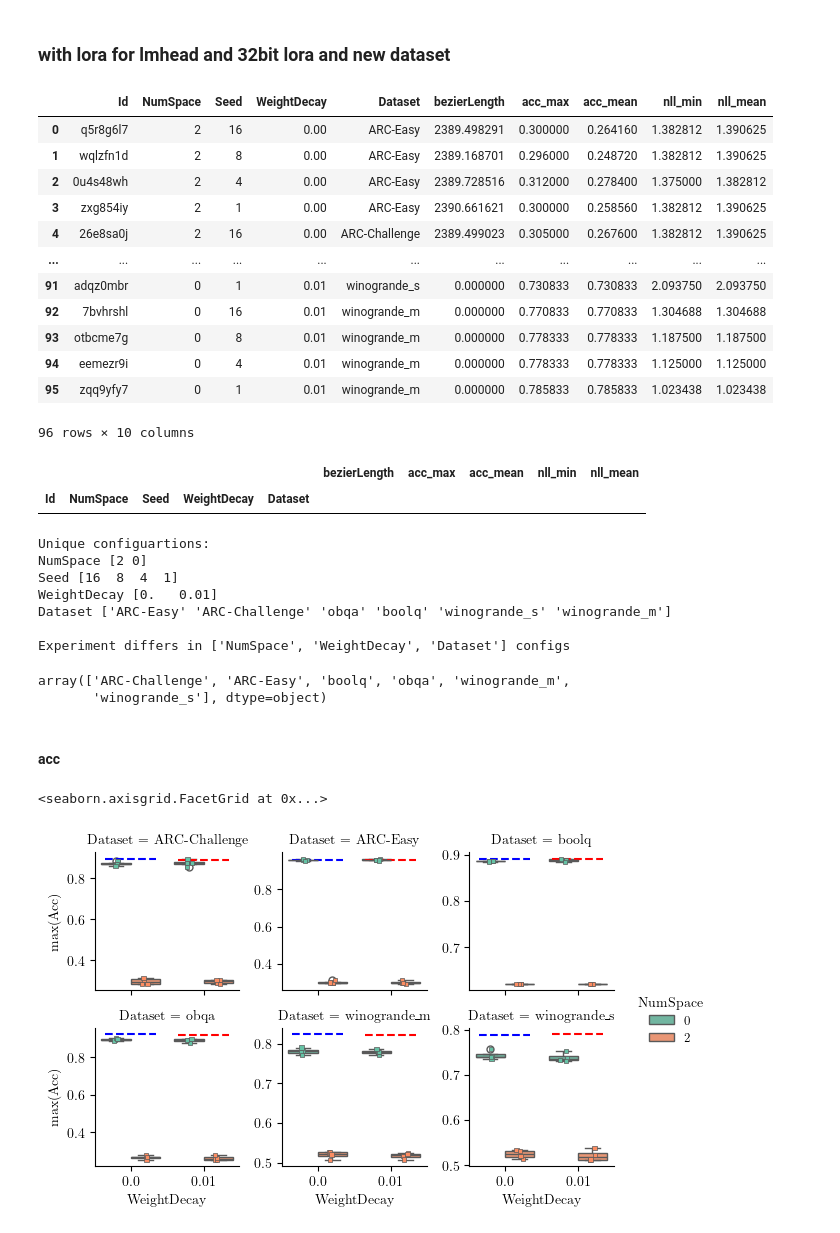
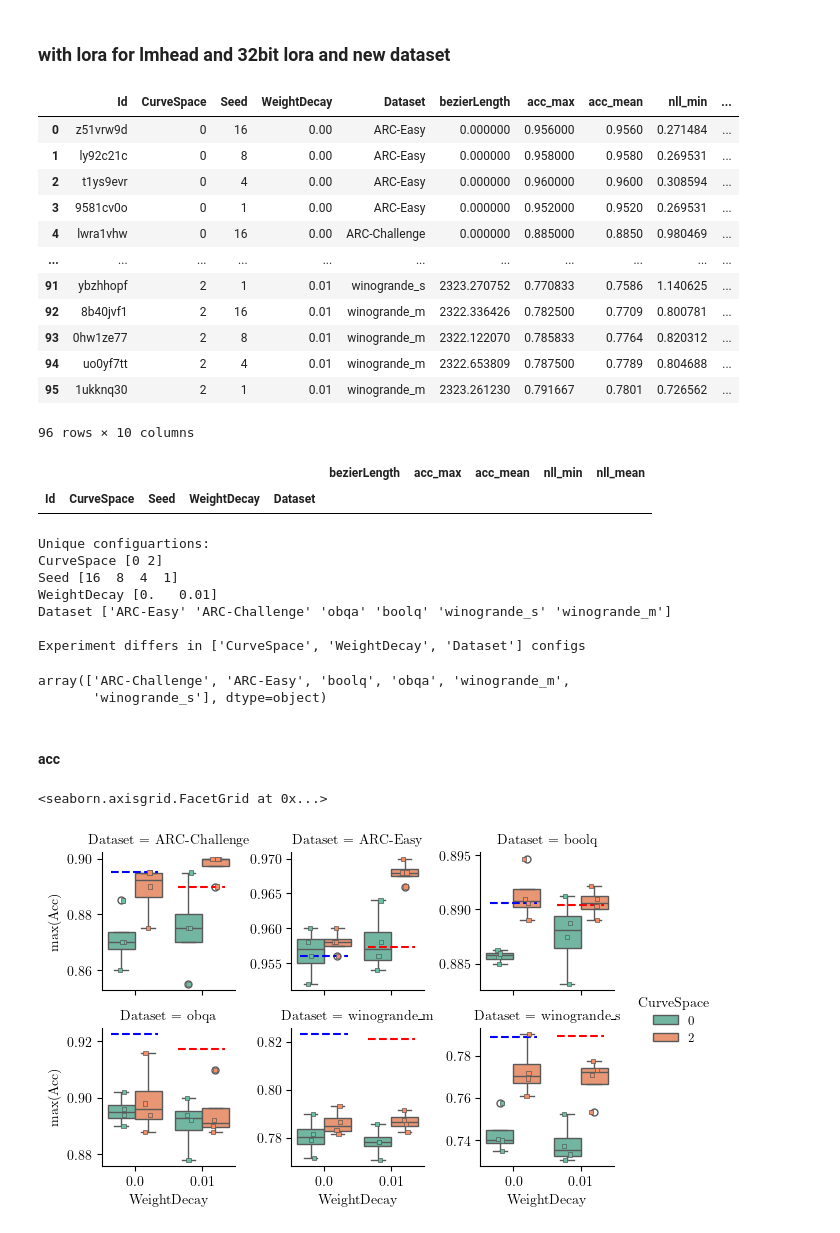
Before and after one commit to doldd/Time_Transformer, a Jupyter notebook: analyse_qwen_results.ipynb, the cells around one changed output. Saved outputs shown, nothing was run; the diff lists cells and outputs as text; code cells hidden in the pictures.

```diff
--- a/analyse_qwen_results.ipynb
+++ b/analyse_qwen_results.ipynb
@@ -67,7 +67,7 @@ for s in ["yqlk3puv",]:
         t_run.set_postfix_str(run.name)
         # print(run.name)
         res = dict(Id=run.id,
-                    NumSpace=run.config['curve_params']['k'],
+                    CurveSpace=run.config['curve_params']['k'],
                     Seed=run.config['rng_seed'],
                     WeightDecay=run.config['curve_params']['optimizer_conf']['kwargs']['weight_decay'],
                     Dataset="_".join(run.config['dataset_path'].split('/')[-1].split('.')[0].split('_')[:-1]),
@@ -146,7 +146,7 @@ ref_acc = {
 #### acc
 # %%
 
-g = sns.catplot(data=df_clean, x='WeightDecay', y='acc_max', hue='NumSpace', kind='box', col='Dataset', sharey=False, col_wrap=3, palette='Set2', height=figsize[1], col_order=col_order)
+g = sns.catplot(data=df_clean, x='WeightDecay', y='acc_max', hue='CurveSpace', kind='box', col='Dataset', sharey=False, col_wrap=3, palette='Set2', height=figsize[1], col_order=col_order)
 for ax in g.axes.flat:
     ds = ax.get_title().split('=')[1].strip()
     # 3. Draw the stripplot onto the current axes (ax)
@@ -155,7 +155,7 @@ for ax in g.axes.flat:
         data=df_clean[df_clean['Dataset'] == ds],
         x='WeightDecay',
         y='acc_max',
-        hue='NumSpace',
+        hue='CurveSpace',
         ax=ax,  # <-- Tell the stripplot which axis to draw on
         palette='Set2',
         dodge=True, # <-- Aligns points with the dodged boxes
@@ -218,7 +218,7 @@ ref_nll = {
     'winogrande_m': {'MLE': 1.20, 'MAP': 1.27}
 }
 
-g = sns.catplot(data=df_clean, x='WeightDecay', y='nll_min', hue='NumSpace', kind='box', col='Dataset', sharey=False, col_wrap=3, palette='Set2', height=figsize[1], col_order=col_order)
+g = sns.catplot(data=df_clean, x='WeightDecay', y='nll_min', hue='CurveSpace', kind='box', col='Dataset', sharey=False, col_wrap=3, palette='Set2', height=figsize[1], col_order=col_order)
 for ax in g.axes.flat:
     ds = ax.get_title().split('=')[1].strip()
     # 3. Draw the stripplot onto the current axes (ax)
@@ -227,7 +227,7 @@ for ax in g.axes.flat:
         data=df_clean[df_clean['Dataset'] == ds],
         x='WeightDecay',
         y='nll_min',
-        hue='NumSpace',
+        hue='CurveSpace',
         ax=ax,  # <-- Tell the stripplot which axis to draw on
         palette='Set2',
         dodge=True, # <-- Aligns points with the dodged boxes
@@ -283,8 +283,30 @@ g.tight_layout()
 # %%
 api = wandb.Api()
 results = []
-# t_run = tqdm(api.sweep("ddold/subspace_bezier_length_dnn/taa7hglw").runs)
 for s in ["vj9z5em9",]: # with lora for lmhead and 32bit lora and new dataset
+    t_run = tqdm(api.sweep(f"ddold/qwen_PtoC/{s}").runs)
+    t_run.set_description(s)
+    for run in t_run:
+        if run.state != 'finished':
+            print(f"Skipping {run.name} because it is not finished")
+            continue
+        t_run.set_postfix_str(run.name)
+        # drop runs with k>0 because of error in those runs
+        if run.config['curve_params']['k'] == 0:
+            res = dict(Id=run.id,
+                        CurveSpace=run.config['curve_params']['k'],
+                        Seed=run.config['rng_seed'],
+                        WeightDecay=run.config['curve_params']['optimizer_conf']['kwargs']['weight_decay'],
+                        Dataset="_".join(run.config['dataset_path'].split('/')[-1].split('.')[0].split('_')[:-1]),
+                        bezierLength=run.summary.get('Curve length', 0),
+                        acc_max=run.summary['final_acc_max'],
+                        acc_mean=run.summary['final_acc_mean'],
+                        nll_min=run.summary['final_loss_min'],
+                        nll_mean=run.summary['final_loss_mean'],
+                )
+            results.append(res)
+
+for s in ["0lqp05qb",]: # with lora for lmhead and 32bit lora and new dataset and no bias learning
     t_run = tqdm(api.sweep(f"ddold/qwen_PtoC/{s}").runs)
     t_run.set_description(s)
     for run in t_run:
@@ -294,7 +316,7 @@ for s in ["vj9z5em9",]: # with lora for lmhead and 32bit lora and new dataset
         t_run.set_postfix_str(run.name)
         # print(run.name)
         res = dict(Id=run.id,
-                    NumSpace=run.config['curve_params']['k'],
+                    CurveSpace=run.config['curve_params']['k'],
                     Seed=run.config['rng_seed'],
                     WeightDecay=run.config['curve_params']['optimizer_conf']['kwargs']['weight_decay'],
                     Dataset="_".join(run.config['dataset_path'].split('/')[-1].split('.')[0].split('_')[:-1]),
@@ -306,21 +328,22 @@ for s in ["vj9z5em9",]: # with lora for lmhead and 32bit lora and new dataset
             )
         results.append(res)
 
+
 df = pd.DataFrame(results)
 df
 # %% [output]
-|  | Id | NumSpace | Seed | WeightDecay | Dataset | bezierLength | acc_max | acc_mean | nll_min | nll_mean |
-| 0 | q5r8g6l7 | 2 | 16 | 0.00 | ARC-Easy | 2389.498291 | 0.300000 | 0.264160 | 1.382812 | 1.390625 |
-| 1 | wqlzfn1d | 2 | 8 | 0.00 | ARC-Easy | 2389.168701 | 0.296000 | 0.248720 | 1.382812 | 1.390625 |
-| 2 | 0u4s48wh | 2 | 4 | 0.00 | ARC-Easy | 2389.728516 | 0.312000 | 0.278400 | 1.375000 | 1.382812 |
-| 3 | zxg854iy | 2 | 1 | 0.00 | ARC-Easy | 2390.661621 | 0.300000 | 0.258560 | 1.382812 | 1.390625 |
-| 4 | 26e8sa0j | 2 | 16 | 0.00 | ARC-Challenge | 2389.499023 | 0.305000 | 0.267600 | 1.382812 | 1.390625 |
+|  | Id | CurveSpace | Seed | WeightDecay | Dataset | bezierLength | acc_max | acc_mean | nll_min | ... |
+| 0 | z51vrw9d | 0 | 16 | 0.00 | ARC-Easy | 0.000000 | 0.956000 | 0.9560 | 0.271484 | ... |
+| 1 | ly92c21c | 0 | 8 | 0.00 | ARC-Easy | 0.000000 | 0.958000 | 0.9580 | 0.269531 | ... |
+| 2 | t1ys9evr | 0 | 4 | 0.00 | ARC-Easy | 0.000000 | 0.960000 | 0.9600 | 0.308594 | ... |
+| 3 | 9581cv0o | 0 | 1 | 0.00 | ARC-Easy | 0.000000 | 0.952000 | 0.9520 | 0.269531 | ... |
+| 4 | lwra1vhw | 0 | 16 | 0.00 | ARC-Challenge | 0.000000 | 0.885000 | 0.8850 | 0.980469 | ... |
 | ... | ... | ... | ... | ... | ... | ... | ... | ... | ... | ... |
-| 91 | adqz0mbr | 0 | 1 | 0.01 | winogrande_s | 0.000000 | 0.730833 | 0.730833 | 2.093750 | 2.093750 |
-| 92 | 7bvhrshl | 0 | 16 | 0.01 | winogrande_m | 0.000000 | 0.770833 | 0.770833 | 1.304688 | 1.304688 |
-| 93 | otbcme7g | 0 | 8 | 0.01 | winogrande_m | 0.000000 | 0.778333 | 0.778333 | 1.187500 | 1.187500 |
-| 94 | eemezr9i | 0 | 4 | 0.01 | winogrande_m | 0.000000 | 0.778333 | 0.778333 | 1.125000 | 1.125000 |
-| 95 | zqq9yfy7 | 0 | 1 | 0.01 | winogrande_m | 0.000000 | 0.785833 | 0.785833 | 1.023438 | 1.023438 |
+| 91 | ybzhhopf | 2 | 1 | 0.01 | winogrande_s | 2323.270752 | 0.770833 | 0.7586 | 1.140625 | ... |
+| 92 | 8b40jvf1 | 2 | 16 | 0.01 | winogrande_m | 2322.336426 | 0.782500 | 0.7709 | 0.800781 | ... |
+| 93 | 0hw1ze77 | 2 | 8 | 0.01 | winogrande_m | 2322.122070 | 0.785833 | 0.7764 | 0.820312 | ... |
+| 94 | uo0yf7tt | 2 | 4 | 0.01 | winogrande_m | 2322.653809 | 0.787500 | 0.7789 | 0.804688 | ... |
+| 95 | 1ukknq30 | 2 | 1 | 0.01 | winogrande_m | 2323.261230 | 0.791667 | 0.7801 | 0.726562 | ... |
 96 rows × 10 columns
 # %%
 # get all colum names that starts with capital letter
@@ -330,7 +353,7 @@ idx_config_with_nan = df.isnull().values.any(axis=1)
 df[idx_config_with_nan].set_index(cols)
 # %% [output]
 |  |  |  |  |  | bezierLength | acc_max | acc_mean | nll_min | nll_mean |
-| Id | NumSpace | Seed | WeightDecay | Dataset |  |  |  |  |  |
+| Id | CurveSpace | Seed | WeightDecay | Dataset |  |  |  |  |  |
 # %%
 df_clean = df[~idx_config_with_nan]
 idx_ids = [col for col in df.columns if col[0].isupper()]
@@ -349,12 +372,12 @@ col_order.sort()
 col_order
 # %% [output]
 Unique configuartions:
-NumSpace [2 0]
+CurveSpace [0 2]
 Seed [16  8  4  1]
 WeightDecay [0.   0.01]
 Dataset ['ARC-Easy' 'ARC-Challenge' 'obqa' 'boolq' 'winogrande_s' 'winogrande_m']
 
-Experiment differs in ['NumSpace', 'WeightDecay', 'Dataset'] configs
+Experiment differs in ['CurveSpace', 'WeightDecay', 'Dataset'] configs
 array(['ARC-Challenge', 'ARC-Easy', 'boolq', 'obqa', 'winogrande_m',
        'winogrande_s'], dtype=object)
 # %% [markdown]
@@ -369,10 +392,10 @@ ref_acc = {
     'winogrande_s': {'MLE': 78.86, 'MAP': 78.94},
     'winogrande_m': {'MLE': 82.30, 'MAP': 82.09}
 }
-# df_clean = df_clean[df_clean['NumSpace']==0]
+# df_clean = df_clean[df_clean['CurveSpace']==0]
 
 
-g = sns.catplot(data=df_clean, x='WeightDecay', y='acc_max', hue='NumSpace', kind='box', col='Dataset', sharey=False, col_wrap=3, palette='Set2', height=figsize[1], col_order=col_order)
+g = sns.catplot(data=df_clean, x='WeightDecay', y='acc_max', hue='CurveSpace', kind='box', col='Dataset', sharey=False, col_wrap=3, palette='Set2', height=figsize[1], col_order=col_order)
 for ax in g.axes.flat:
     ds = ax.get_title().split('=')[1].strip()
     # 3. Draw the stripplot onto the current axes (ax)
@@ -381,7 +404,7 @@ for ax in g.axes.flat:
         data=df_clean[df_clean['Dataset'] == ds],
         x='WeightDecay',
         y='acc_max',
-        hue='NumSpace',
+        hue='CurveSpace',
         ax=ax,  # <-- Tell the stripplot which axis to draw on
         palette='Set2',
         dodge=True, # <-- Aligns points with the dodged boxes
@@ -405,34 +428,34 @@ for ax in g.axes.flatten():
         continue
 
     # Get current axis limits for scaling line width
     for i, wd in enumerate(weight_levels):
         tick = i  # categorical position
         if wd == 0:
             ax.hlines(
                 y=ref_acc[dataset]['MLE'] / 100,
                 xmin=tick - 0.35,
                 xmax=tick + 0.35,
                 colors='blue',
                 linestyles='--',
                 lw=1.5,
                 label='MLE (WD=0)' if i == 0 else None
             )
         elif wd == 0.01:
             ax.hlines(
                 y=ref_acc[dataset]['MAP'] / 100,
                 xmin=tick - 0.35,
                 xmax=tick + 0.35,
                 colors='red',
                 linestyles='--',
                 lw=1.5,
                 label='MAP (WD=0.01)' if i == 0 else None
             )
 
 # Adjust legend placement if needed
 g.tight_layout()
 # %% [output]
 <seaborn.axisgrid.FacetGrid at 0x...>
-[figure, old version]
+[figure, new version]
 # %%
 ref_nll = {
     'boolq': {'MLE': 0.25, 'MAP': 0.25},
```
Also changed, not shown: parts of 44 cells of this notebook, 2 other files.
